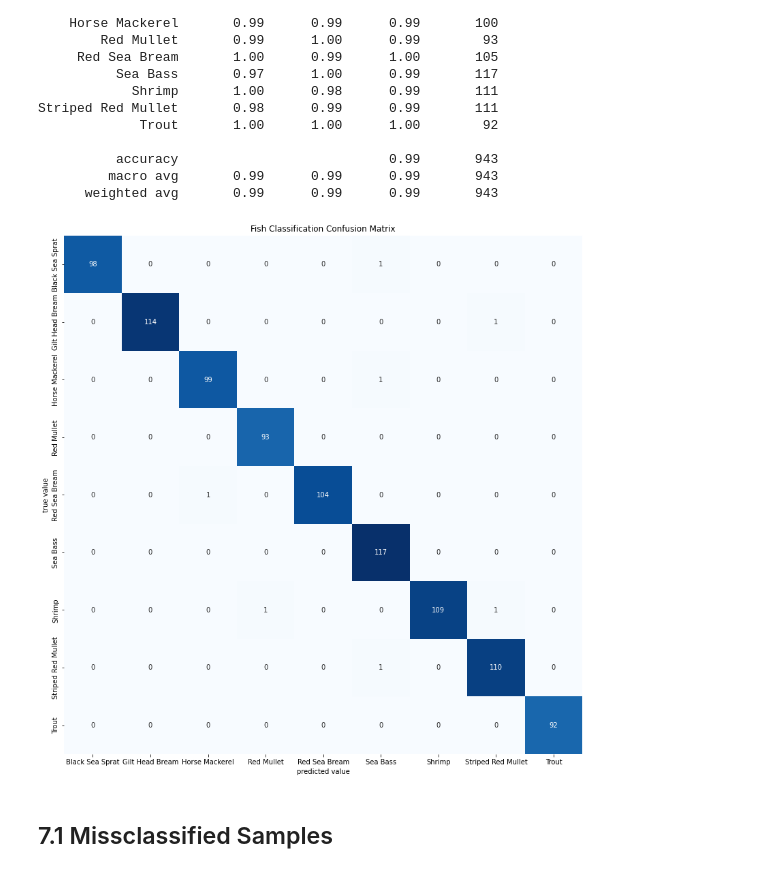
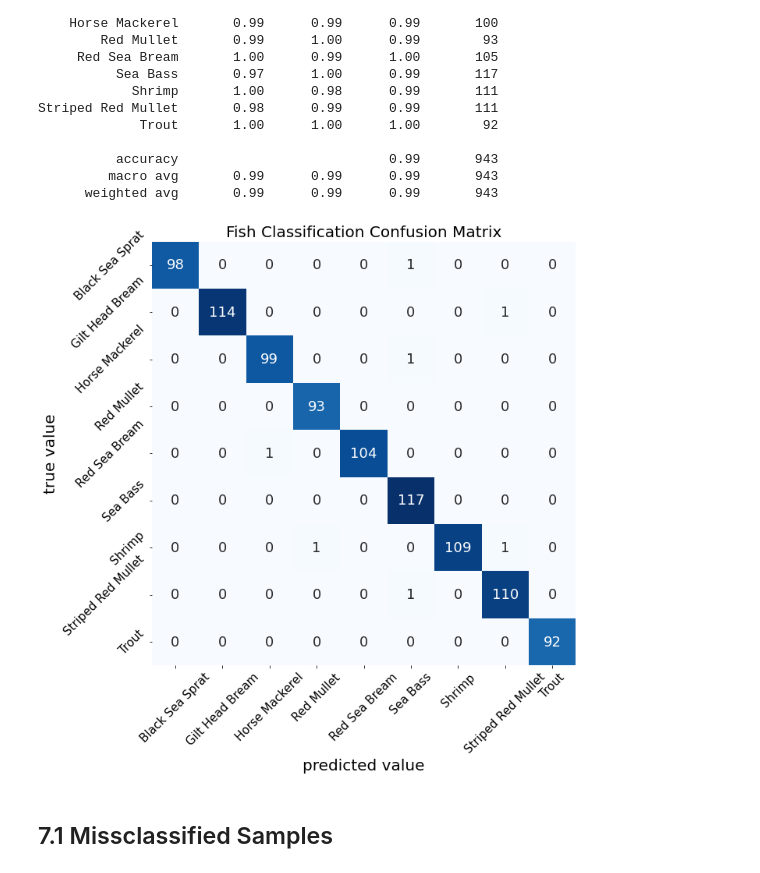
Before and after one commit to zseddek/ENEL645_FinalProject_FishClassification, a Jupyter notebook: Scripts/FishClassification_CUSTOM.ipynb, the cells around one changed output. Cells and saved outputs as stored; diff of their text form; code cells hidden in the pictures.

```diff
--- a/Scripts/FishClassification_CUSTOM.ipynb
+++ b/Scripts/FishClassification_CUSTOM.ipynb
@@ -368,16 +370,18 @@ Striped Red Mullet       0.98      0.99      0.99       111
 # %%
 from sklearn.metrics import confusion_matrix
 
 matrix = confusion_matrix(true_labels, pred_labels, labels=list(train_images.class_indices.keys()))
-plt.subplots(figsize=[14,14])
+plt.subplots(figsize=[10,10])
 sb.heatmap(matrix, xticklabels=list(train_images.class_indices.keys()),
             yticklabels=list(train_images.class_indices.keys()),
-            square=True, annot=True, cbar=False, fmt='d', cmap='Blues')
-plt.xlabel('predicted value')
-plt.ylabel('true value')
-plt.title(label = "Fish Classification Confusion Matrix");
+            square=True, annot=True, cbar=False, fmt='d', cmap='Blues', annot_kws={"size": 18})
+plt.xlabel('predicted value', fontsize=20)
+plt.ylabel('true value', fontsize=20)
+plt.xticks(fontsize=15, rotation=45)
+plt.yticks(fontsize=15, rotation=45)
+plt.title(label = "Fish Classification Confusion Matrix", fontsize=20);
 # %% [output]
-[figure, old version]
+[figure, new version]
 # %% [markdown]
 ## 7.1 Missclassified Samples
 # %%
```
Also changed, not shown: parts of 4 cells of this notebook.
